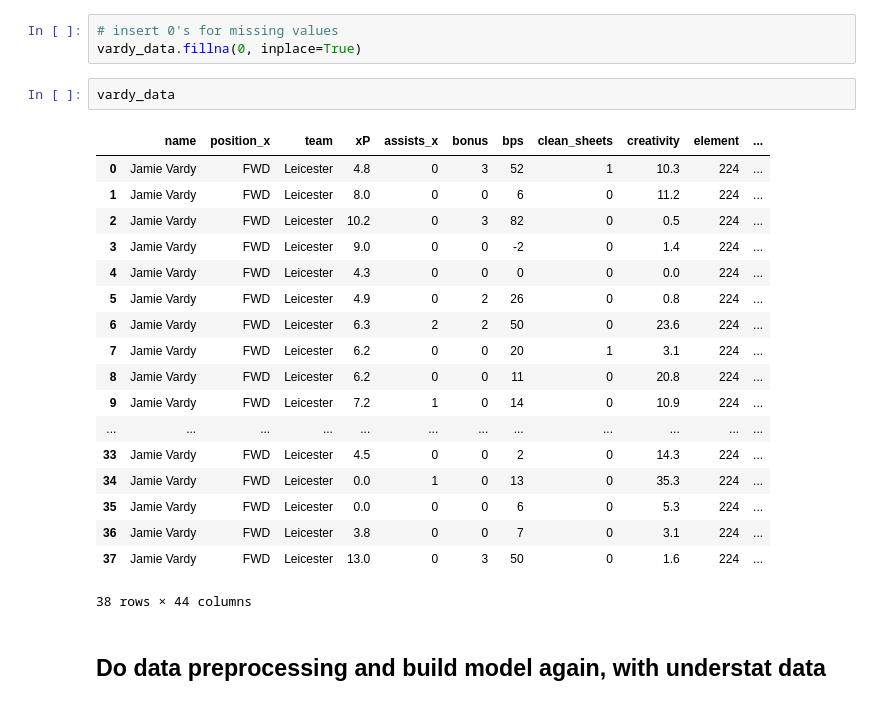
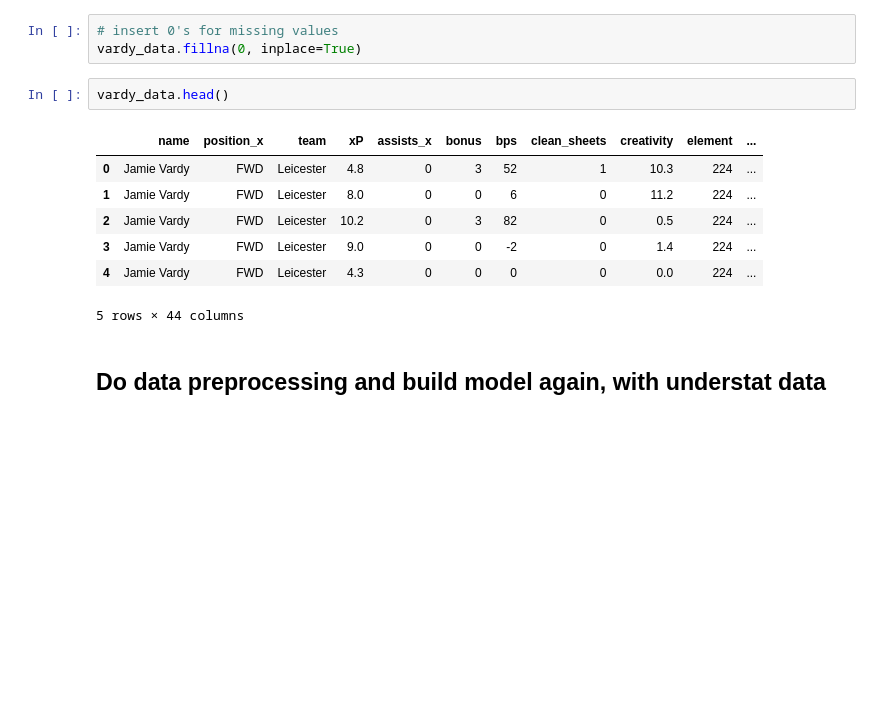
Before and after one commit to gracjans/FPL-AI-Manager_SwanseAI, a Jupyter notebook: traning/single_footballer_prediction.ipynb, the cells around one changed output. Saved outputs shown, nothing was run; the diff lists cells and outputs as text; blank space fills up the shorter version.

```diff
--- a/traning/single_footballer_prediction.ipynb
+++ b/traning/single_footballer_prediction.ipynb
@@ -271,26 +239,15 @@ vardy_data = vardy_data.drop(['goals', 'time', 'position_y', 'h_team', 'a_team',
 # insert 0's for missing values
 vardy_data.fillna(0, inplace=True)
 # %%
-vardy_data
+vardy_data.head()
 # %% [output]
 |  | name | position_x | team | xP | assists_x | bonus | bps | clean_sheets | creativity | element | ... |
 | 0 | Jamie Vardy | FWD | Leicester | 4.8 | 0 | 3 | 52 | 1 | 10.3 | 224 | ... |
 | 1 | Jamie Vardy | FWD | Leicester | 8.0 | 0 | 0 | 6 | 0 | 11.2 | 224 | ... |
 | 2 | Jamie Vardy | FWD | Leicester | 10.2 | 0 | 3 | 82 | 0 | 0.5 | 224 | ... |
 | 3 | Jamie Vardy | FWD | Leicester | 9.0 | 0 | 0 | -2 | 0 | 1.4 | 224 | ... |
 | 4 | Jamie Vardy | FWD | Leicester | 4.3 | 0 | 0 | 0 | 0 | 0.0 | 224 | ... |
-| 5 | Jamie Vardy | FWD | Leicester | 4.9 | 0 | 2 | 26 | 0 | 0.8 | 224 | ... |
-| 6 | Jamie Vardy | FWD | Leicester | 6.3 | 2 | 2 | 50 | 0 | 23.6 | 224 | ... |
-| 7 | Jamie Vardy | FWD | Leicester | 6.2 | 0 | 0 | 20 | 1 | 3.1 | 224 | ... |
-| 8 | Jamie Vardy | FWD | Leicester | 6.2 | 0 | 0 | 11 | 0 | 20.8 | 224 | ... |
-| 9 | Jamie Vardy | FWD | Leicester | 7.2 | 1 | 0 | 14 | 0 | 10.9 | 224 | ... |
-| ... | ... | ... | ... | ... | ... | ... | ... | ... | ... | ... | ... |
-| 33 | Jamie Vardy | FWD | Leicester | 4.5 | 0 | 0 | 2 | 0 | 14.3 | 224 | ... |
-| 34 | Jamie Vardy | FWD | Leicester | 0.0 | 1 | 0 | 13 | 0 | 35.3 | 224 | ... |
-| 35 | Jamie Vardy | FWD | Leicester | 0.0 | 0 | 0 | 6 | 0 | 5.3 | 224 | ... |
-| 36 | Jamie Vardy | FWD | Leicester | 3.8 | 0 | 0 | 7 | 0 | 3.1 | 224 | ... |
-| 37 | Jamie Vardy | FWD | Leicester | 13.0 | 0 | 3 | 50 | 0 | 1.6 | 224 | ... |
-38 rows × 44 columns
+5 rows × 44 columns
 # %% [markdown]
 ## Do data preprocessing and build model again, with understat data
 # %%
```
Also changed, not shown: parts of 8 cells of this notebook.
